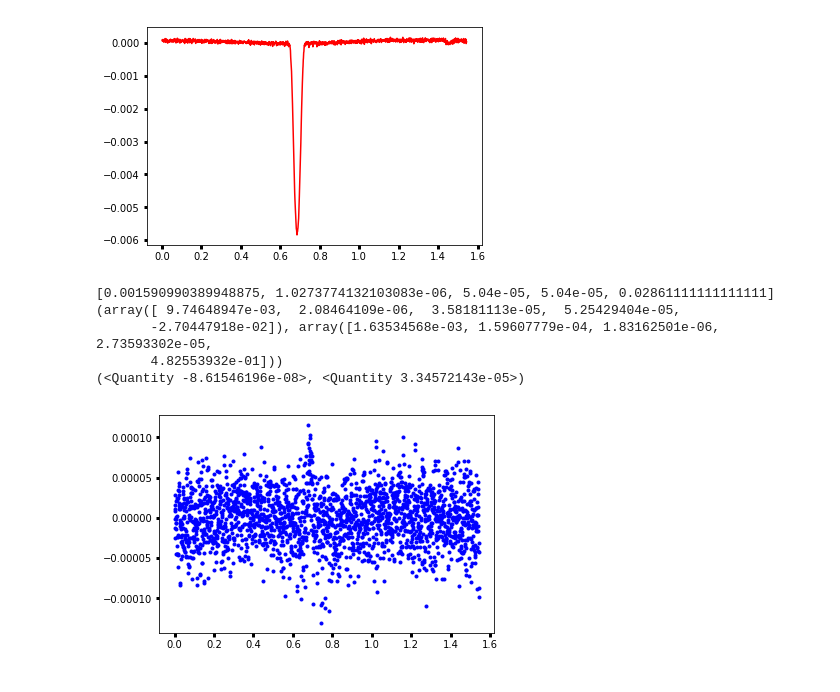
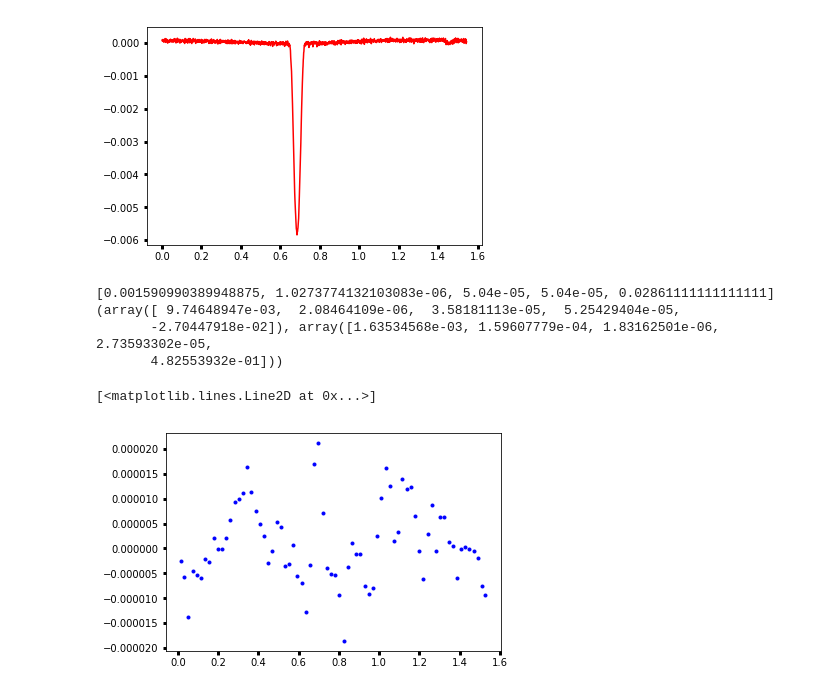
Before and after one commit to BoiseStatePlanetary/Searching-for-Variability-in-Eclipses-in-the-Kepler-Dataset, a Jupyter notebook: Analysis_of_Kepler76b.ipynb, the cells around one changed output. Saved outputs shown, nothing was run; the diff lists cells and outputs as text; code cells hidden in the pictures.

```diff
--- a/Analysis_of_Kepler76b.ipynb
+++ b/Analysis_of_Kepler76b.ipynb
@@ -425,23 +425,25 @@ def fit_EVILMC(time, cur_q, cur_Kz, cur_F0, cur_Aplanet, cur_phase_shift):
 # %%
 initial_guess = [ep.q, ep.Kz, ep.F0, ep.Aplanet, ep.phase_shift]
 
 #%time popt, pcov = curve_fit(fit_EVILMC, binned_time, binned_flux, p0=initial_guess, bounds=([0., -1e-5, -100e-6, -100e-6, -1], [0.01, 1e-5, 100e-6, 100e-6, 1]))
 print(initial_guess)
 print(popt, np.sqrt(pcov.diagonal()))
 
 # plt.plot(binned_time, binned_flux, 'b.')
 # plt.plot(binned_time, fit_EVILMC(binned_time, *popt), 'r')
 
 resid = binned_flux - fit_EVILMC(binned_time, *popt)
-plt.plot(binned_time, resid, 'b.')
-print(resid.mean(), resid.std())
+
+binned_binned_time, binned_binned_resid, binned_binned_err = bindata(binned_time, resid, binsize=30./60./24.)
+
+plt.plot(binned_binned_time, binned_binned_resid, 'b.')
 # %% [output]
 [0.001590990389948875, 1.0273774132103083e-06, 5.04e-05, 5.04e-05, 0.02861111111111111]
 (array([ 9.74648947e-03,  2.08464109e-06,  3.58181113e-05,  5.25429404e-05,
        -2.70447918e-02]), array([1.63534568e-03, 1.59607779e-04, 1.83162501e-06, 2.73593302e-05,
        4.82553932e-01]))
-(<Quantity -8.61546196e-08>, <Quantity 3.34572143e-05>)
+[<matplotlib.lines.Line2D at 0x...>]
-[figure, old version]
+[figure, new version]
 # %%
 # Save all notebook results so I don't have to re-run everything every time I open the notebook.
 dill.dump_session('Analysis_of_Kepler76b.db')
```
